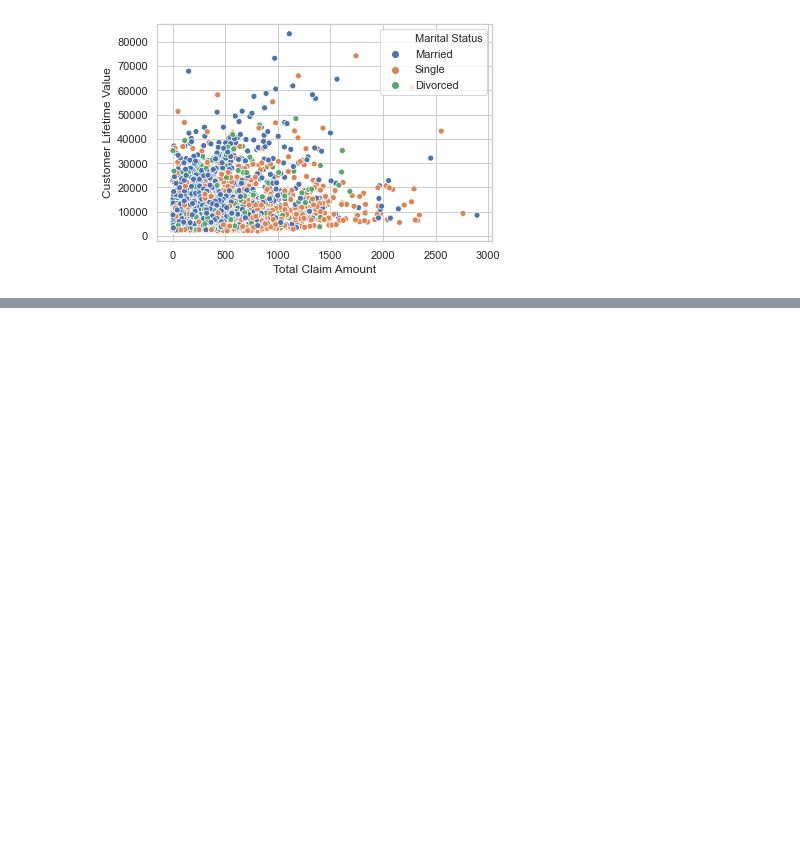
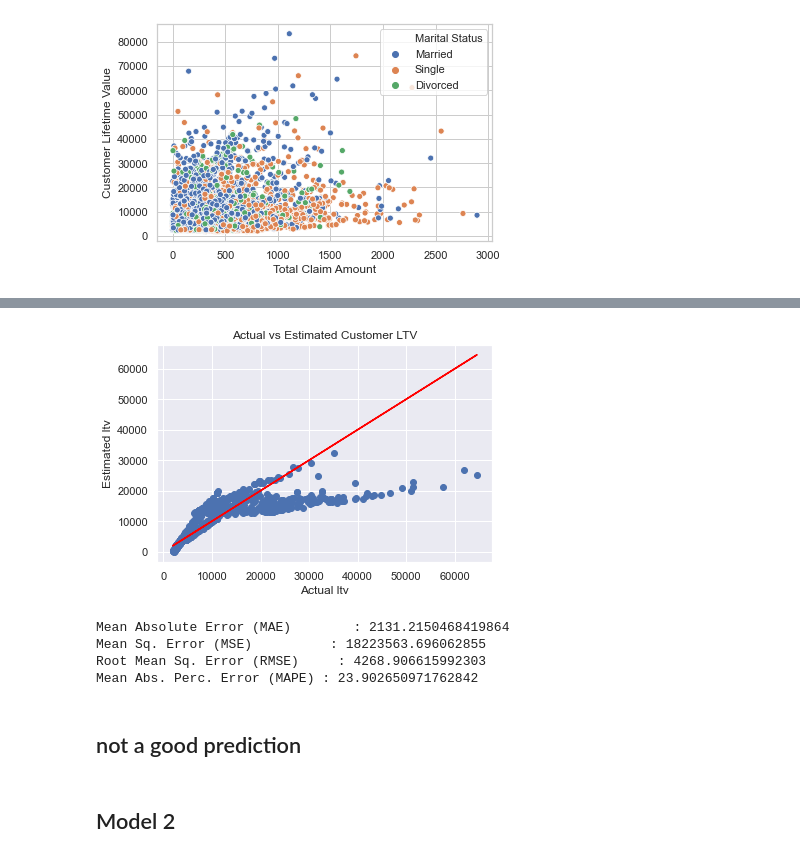
Before and after one commit to nilayduzkesen/Customer-LTV-Prediction, a Jupyter notebook: Customer LTV Prediction.ipynb, the cells around one changed output, grey strips where cells are left out. Drawn from its saved outputs; the diff is of its cells as text; code cells hidden in the pictures; blank space fills up the shorter version.

```diff
--- a/Customer LTV Prediction.ipynb
+++ b/Customer LTV Prediction.ipynb
@@ -498,9 +394,0 @@ strong multicollinearity or other numerical problems.
-# %%
-
-y = df4['Customer Lifetime Value']
-x2 =  df4.drop('Customer Lifetime Value',axis=1)
-
-
-x2 = sm.add_constant(x2)
-results = sm.OLS(y, x2).fit()
-results.summary()
@@ -602,9 +394,0 @@ df6['marital_claim'] = df6['Total Claim Amount'] * df6['Marital Status_Married']
-# %%
-
-y = df6['Customer Lifetime Value']
-x4 = df6.drop('Customer Lifetime Value',axis=1)
-
-
-x4 = sm.add_constant(x4)
-results = sm.OLS(y, x4).fit()
-results.summary()
@@ -645,0 +397,9 @@ strong multicollinearity or other numerical problems.
+# %%
+x_train, x_test, y_train, y_test = train_test_split(x, y, test_size = 0.25, random_state = 450)
+
+print('Train Data Count: {}'.format(x_train.shape[0]))
+print('Test Data Count: {}'.format(x_test.shape[0]))
+
+x_train = sm.add_constant(x_train)
+results = sm.OLS(y_train, x_train).fit()
+results.summary()
@@ -645,0 +443,28 @@ strong multicollinearity or other numerical problems.
+# %%
+# Model graph to see predictions
+
+
+x_test = sm.add_constant(x_test)
+
+y_preds = results.predict(x_test)
+sns.set(color_codes=True)
+plt.scatter(y_test, y_preds)
+plt.plot(y_test, y_test, color="red")
+plt.xlabel("Actual ltv")
+plt.ylabel("Estimated ltv", )
+plt.title("Actual vs Estimated Customer LTV")
+plt.show()
+# %% [output]
+[figure, added]
+# %%
+#lets see their errors
+
+print("Mean Absolute Error (MAE)        : {}".format(mean_absolute_error(y_test, y_preds)))
+print("Mean Sq. Error (MSE)          : {}".format(mse(y_test, y_preds)))
+print("Root Mean Sq. Error (RMSE)     : {}".format(rmse(y_test, y_preds)))
+print("Mean Abs. Perc. Error (MAPE) : {}".format(np.mean(np.abs((y_test - y_preds) / y_test)) * 100))
+# %% [output]
+Mean Absolute Error (MAE)        : 2131.2150468419864
+Mean Sq. Error (MSE)          : 18223563.696062855
+Root Mean Sq. Error (RMSE)     : 4268.906615992303
+Mean Abs. Perc. Error (MAPE) : 23.902650971762842
@@ -645,0 +478,4 @@ strong multicollinearity or other numerical problems.
+# %% [markdown]
+## not a good prediction
+# %% [markdown]
+## Model 2
```
Also changed, not shown: parts of 69 cells of this notebook.
